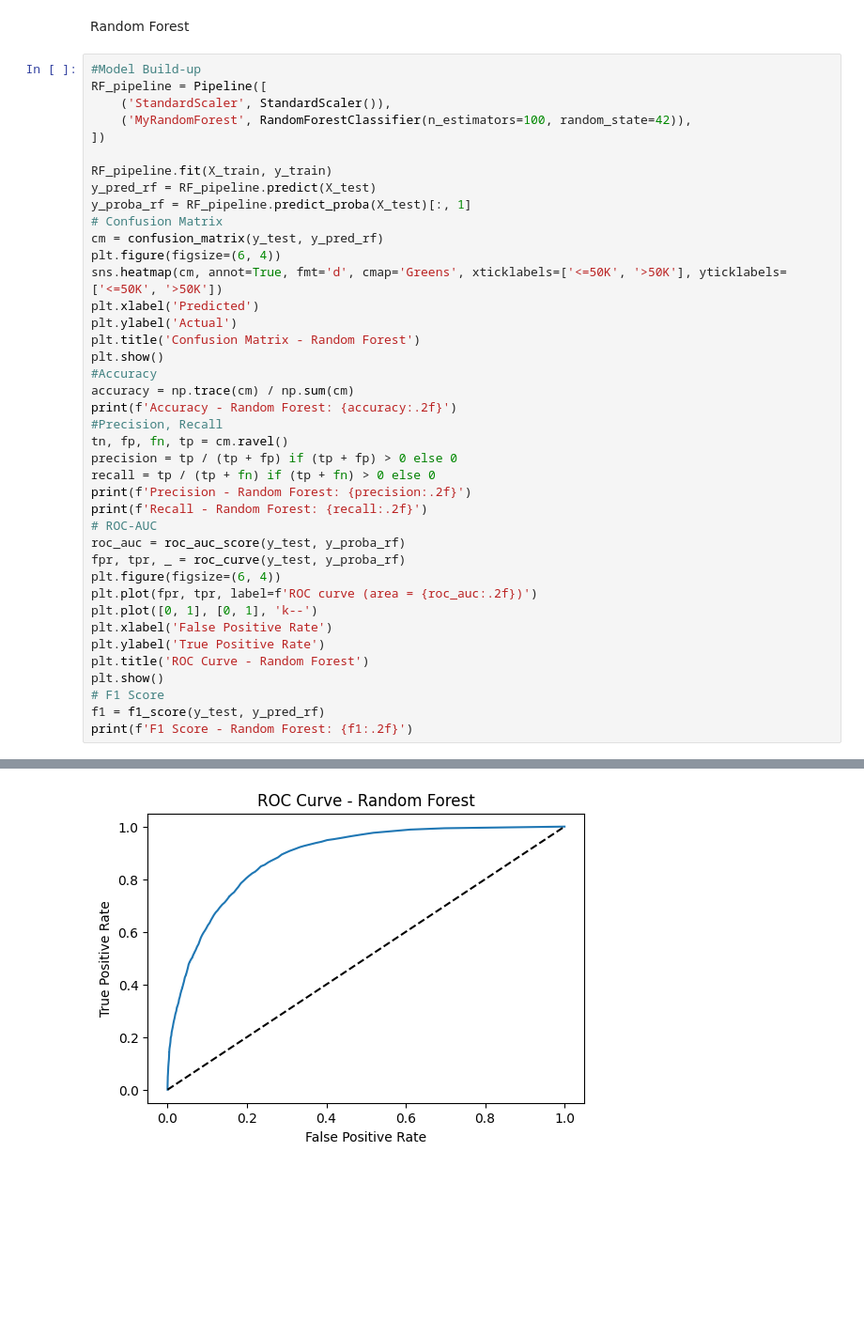
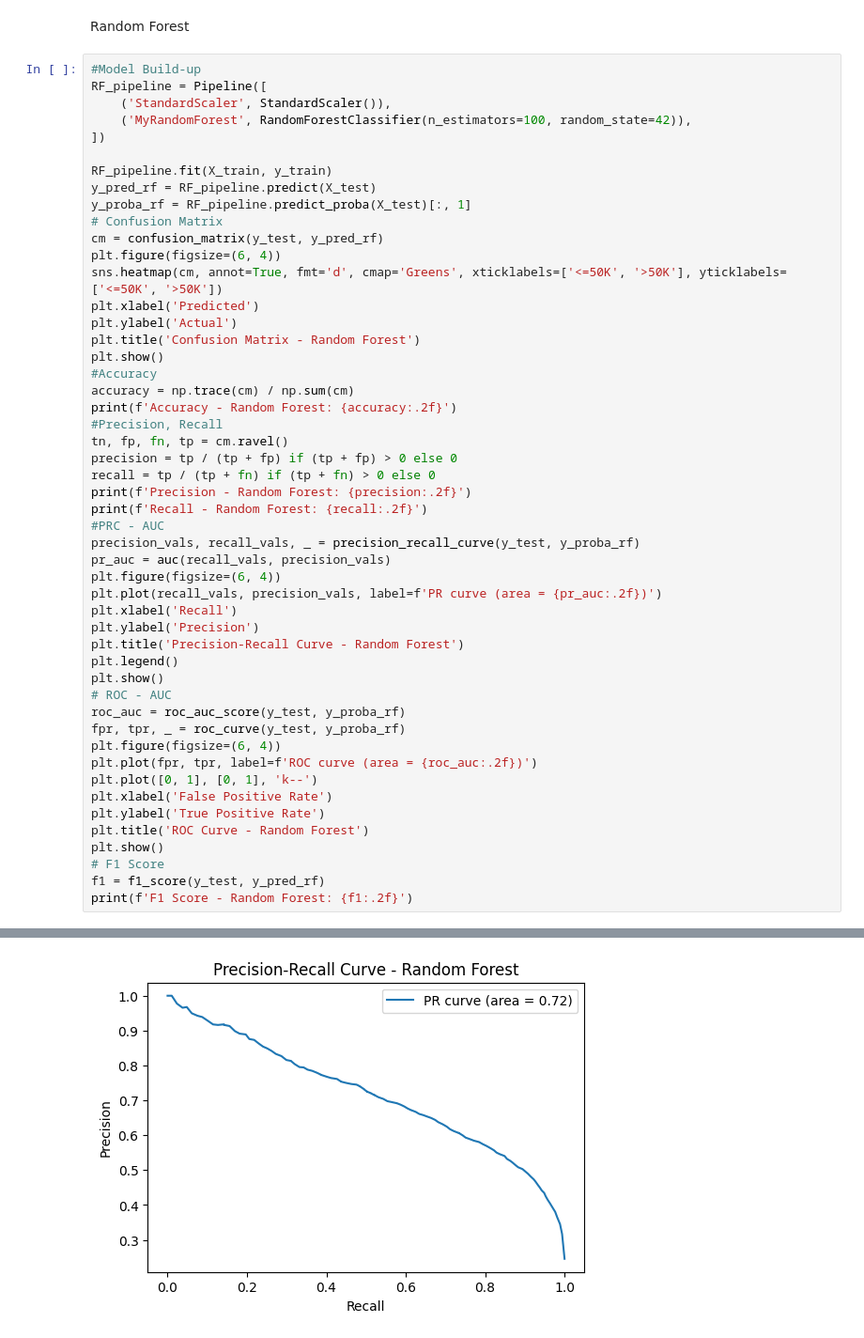
Before and after one commit to lilai3552/IN6227-DataMing, a Jupyter notebook: main.ipynb, the cells around one changed output, grey strips where cells are left out. Shown at 94% size. Cells and saved outputs as stored; diff of their text form; blank space fills up the shorter version.

```diff
--- a/main.ipynb
+++ b/main.ipynb
@@ -446,32 +457,42 @@ sns.heatmap(cm, annot=True, fmt='d', cmap='Greens', xticklabels=['<=50K', '>50K'
 plt.xlabel('Predicted')
 plt.ylabel('Actual')
 plt.title('Confusion Matrix - Random Forest')
 plt.show()
 #Accuracy
 accuracy = np.trace(cm) / np.sum(cm)
 print(f'Accuracy - Random Forest: {accuracy:.2f}')
 #Precision, Recall
 tn, fp, fn, tp = cm.ravel()
 precision = tp / (tp + fp) if (tp + fp) > 0 else 0
 recall = tp / (tp + fn) if (tp + fn) > 0 else 0
 print(f'Precision - Random Forest: {precision:.2f}')
 print(f'Recall - Random Forest: {recall:.2f}')
-# ROC-AUC
+#PRC - AUC
+precision_vals, recall_vals, _ = precision_recall_curve(y_test, y_proba_rf)
+pr_auc = auc(recall_vals, precision_vals)
+plt.figure(figsize=(6, 4))
+plt.plot(recall_vals, precision_vals, label=f'PR curve (area = {pr_auc:.2f})')
+plt.xlabel('Recall')
+plt.ylabel('Precision')
+plt.title('Precision-Recall Curve - Random Forest')
+plt.legend()
+plt.show()
+# ROC - AUC
 roc_auc = roc_auc_score(y_test, y_proba_rf)
 fpr, tpr, _ = roc_curve(y_test, y_proba_rf)
 plt.figure(figsize=(6, 4))
 plt.plot(fpr, tpr, label=f'ROC curve (area = {roc_auc:.2f})')
 plt.plot([0, 1], [0, 1], 'k--')
 plt.xlabel('False Positive Rate')
 plt.ylabel('True Positive Rate')
 plt.title('ROC Curve - Random Forest')
 plt.show()
 # F1 Score
 f1 = f1_score(y_test, y_pred_rf)
 print(f'F1 Score - Random Forest: {f1:.2f}')
 # %% [output]
 [figure]
 Accuracy - Random Forest: 0.83
 Precision - Random Forest: 0.69
 Recall - Random Forest: 0.59
-[figure, old version]
+[figure, new version]
```
Also changed, not shown: parts of 4 cells of this notebook.
